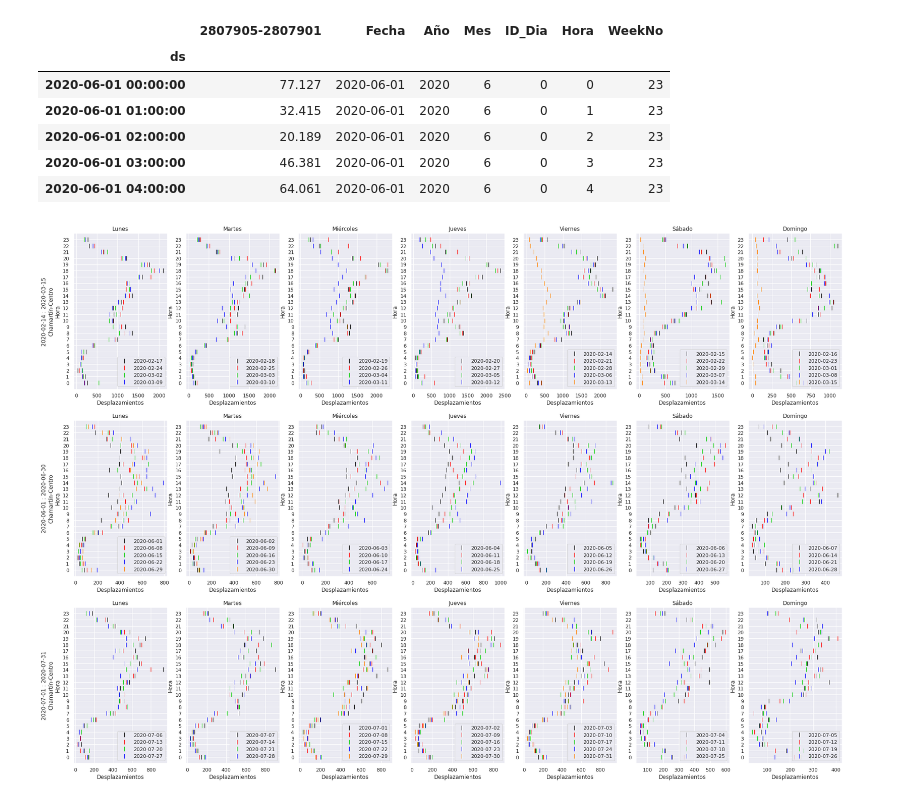
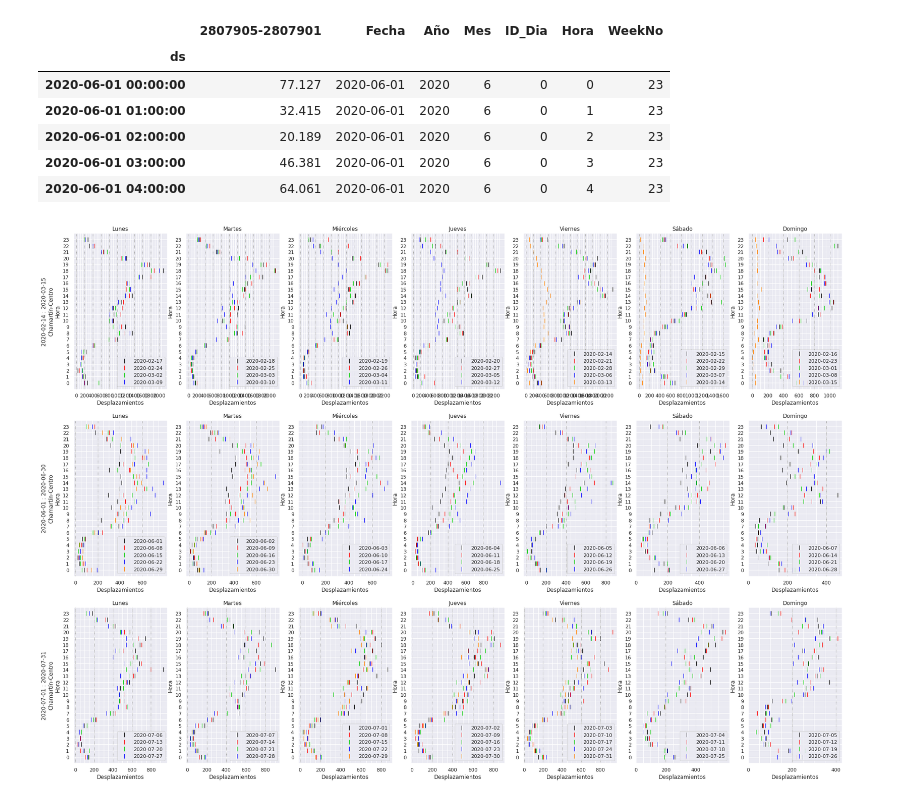
Before and after one commit to Jhonvalencia77/TFG_Unicauca, a Jupyter notebook: Modelado/PatronesMov2_JunJul.ipynb, the cells around one changed output. Drawn from its saved outputs; the diff is of its cells as text; code cells hidden in the pictures.

```diff
--- a/Modelado/PatronesMov2_JunJul.ipynb
+++ b/Modelado/PatronesMov2_JunJul.ipynb
@@ -208,37 +208,94 @@ for periodo in lista_periodos:
         if cont2==2:
             globals()[f"p{dict_dias[dia]}_{periodo}"] = globals()[f"filtrado_Data_{dict_dias[dia]}_{periodo}_1"].plot(marker='|', markersize=10,linestyle='none',color='black',ax=ax_list[ax]); ax_list[ax].set_title(dict_dias[dia])
             globals()[f"p{dict_dias[dia]}_{periodo}"].legend([date_generated[0].strftime('%Y-%m-%d')], loc="lower right")
+            max_value = globals()[f"filtrado_Data_{dict_dias[dia]}_{periodo}_1"].index.max()
+            xticks = [i for i in range(0, int(max_value) + 1, 50)]
+            if max_value > 400:
+                xtick_labels = [i if i % 200 == 0 else '' for i in xticks]
+            else:
+                xtick_labels = [str(i) for i in xticks]
+            globals()[f"p{dict_dias[dia]}_{periodo}"].xaxis.set_ticks(xticks)
+            globals()[f"p{dict_dias[dia]}_{periodo}"].xaxis.set_ticklabels(xtick_labels)
+            for tick in xtick_labels:
+                if tick != "":
+                    globals()[f"p{dict_dias[dia]}_{periodo}"].axvline(x=tick, color='grey', linestyle=':', linewidth=1)
         if cont2==3:
             globals()[f"filtrado_Data_{dict_dias[dia]}_{periodo}_1"].plot(marker='|', markersize=10,linestyle='none',color='black',ax=ax_list[ax]); ax_list[ax].set_title(dict_dias[dia])
             globals()[f"p{dict_dias[dia]}_{periodo}"] = globals()[f"filtrado_Data_{dict_dias[dia]}_{periodo}_2"].plot(marker='|', markersize=10,linestyle='none',color='red',ax=ax_list[ax]); ax_list[ax].set_title(dict_dias[dia])
             globals()[f"p{dict_dias[dia]}_{periodo}"].legend([date_generated[0].strftime('%Y-%m-%d'),date_generated[1].strftime('%Y-%m-%d')], loc="lower right")
+            max_value = max(globals()[f"filtrado_Data_{dict_dias[dia]}_{periodo}_1"].index.max(),globals()[f"filtrado_Data_{dict_dias[dia]}_{periodo}_2"].index.max())
+            xticks = [i for i in range(0, int(max_value) + 1, 50)]
+            if max_value > 400:
+                xtick_labels = [i if i % 200 == 0 else '' for i in xticks]
+            else:
+                xtick_labels = [str(i) for i in xticks]
+            globals()[f"p{dict_dias[dia]}_{periodo}"].xaxis.set_ticks(xticks)
+            globals()[f"p{dict_dias[dia]}_{periodo}"].xaxis.set_ticklabels(xtick_labels)
+            for tick in xtick_labels:
+                if tick != "":
+                    globals()[f"p{dict_dias[dia]}_{periodo}"].axvline(x=tick, color='grey', linestyle=':', linewidth=1)
         if cont2==4:
             globals()[f"filtrado_Data_{dict_dias[dia]}_{periodo}_1"].plot(marker='|', markersize=10,linestyle='none',color='black',ax=ax_list[ax]); ax_list[ax].set_title(dict_dias[dia])
             globals()[f"filtrado_Data_{dict_dias[dia]}_{periodo}_2"].plot(marker='|', markersize=10,linestyle='none',color='red',ax=ax_list[ax]); ax_list[ax].set_title(dict_dias[dia])
             globals()[f"p{dict_dias[dia]}_{periodo}"] = globals()[f"filtrado_Data_{dict_dias[dia]}_{periodo}_3"].plot(marker='|', markersize=10,linestyle='none',color='#00CC00',ax=ax_list[ax]); ax_list[ax].set_title(dict_dias[dia])#Verde
             globals()[f"p{dict_dias[dia]}_{periodo}"].legend([date_generated[0].strftime('%Y-%m-%d'),date_generated[1].strftime('%Y-%m-%d'),date_generated[2].strftime('%Y-%m-%d')], loc="lower right")
+            max_value = max(globals()[f"filtrado_Data_{dict_dias[dia]}_{periodo}_1"].index.max(),globals()[f"filtrado_Data_{dict_dias[dia]}_{periodo}_2"].index.max(),globals()[f"filtrado_Data_{dict_dias[dia]}_{periodo}_3"].index.max())
+            xticks = [i for i in range(0, int(max_value) + 1, 50)]
+            if max_value > 400:
+                xtick_labels = [i if i % 200 == 0 else '' for i in xticks]
+            else:
+                xtick_labels = [str(i) for i in xticks]
+            globals()[f"p{dict_dias[dia]}_{periodo}"].xaxis.set_ticks(xticks)
+            globals()[f"p{dict_dias[dia]}_{periodo}"].xaxis.set_ticklabels(xtick_labels)
+            for tick in xtick_labels:
+                if tick != "":
+                    globals()[f"p{dict_dias[dia]}_{periodo}"].axvline(x=tick, color='grey', linestyle=':', linewidth=1)
         if cont2==5:
             globals()[f"filtrado_Data_{dict_dias[dia]}_{periodo}_1"].plot(marker='|', markersize=10,linestyle='none',color='black',ax=ax_list[ax]); ax_list[ax].set_title(dict_dias[dia])
             globals()[f"filtrado_Data_{dict_dias[dia]}_{periodo}_2"].plot(marker='|', markersize=10,linestyle='none',color='red',ax=ax_list[ax]); ax_list[ax].set_title(dict_dias[dia])
             globals()[f"filtrado_Data_{dict_dias[dia]}_{periodo}_3"].plot(marker='|', markersize=10,linestyle='none',color='#00CC00', ax=ax_list[ax]); ax_list[ax].set_title(dict_dias[dia])#Verde
             globals()[f"p{dict_dias[dia]}_{periodo}"] = globals()[f"filtrado_Data_{dict_dias[dia]}_{periodo}_4"].plot(marker='|', markersize=10,linestyle='none',color='blue',ax=ax_list[ax]); ax_list[ax].set_title(dict_dias[dia])
             globals()[f"p{dict_dias[dia]}_{periodo}"].legend([date_generated[0].strftime('%Y-%m-%d'),date_generated[1].strftime('%Y-%m-%d'),date_generated[2].strftime('%Y-%m-%d'),date_generated[3].strftime('%Y-%m-%d')], loc="lower right")
+            max_value = max(globals()[f"filtrado_Data_{dict_dias[dia]}_{periodo}_1"].index.max(),globals()[f"filtrado_Data_{dict_dias[dia]}_{periodo}_2"].index.max(),globals()[f"filtrado_Data_{dict_dias[dia]}_{periodo}_3"].index.max(),globals()[f"filtrado_Data_{dict_dias[dia]}_{periodo}_4"].index.max())
+            xticks = [i for i in range(0, int(max_value) + 1, 50)]
+            if max_value > 400:
+                xtick_labels = [i if i % 200 == 0 else '' for i in xticks]
+            else:
+                xtick_labels = [str(i) for i in xticks]
+            globals()[f"p{dict_dias[dia]}_{periodo}"].xaxis.set_ticks(xticks)
+            globals()[f"p{dict_dias[dia]}_{periodo}"].xaxis.set_ticklabels(xtick_labels)
+            for tick in xtick_labels:
+                if tick != "":
+                    globals()[f"p{dict_dias[dia]}_{periodo}"].axvline(x=tick, color='grey', linestyle=':', linewidth=1)
         if cont2==6:
             globals()[f"filtrado_Data_{dict_dias[dia]}_{periodo}_1"].plot(marker='|', markersize=10,linestyle='none',color='black',ax=ax_list[ax]); ax_list[ax].set_title(dict_dias[dia])
             globals()[f"filtrado_Data_{dict_dias[dia]}_{periodo}_2"].plot(marker='|', markersize=10,linestyle='none',color='red',ax=ax_list[ax]); ax_list[ax].set_title(dict_dias[dia])
             globals()[f"filtrado_Data_{dict_dias[dia]}_{periodo}_3"].plot(marker='|', markersize=10,linestyle='none',color='#00CC00',ax=ax_list[ax]); ax_list[ax].set_title(dict_dias[dia])#Verde
             globals()[f"filtrado_Data_{dict_dias[dia]}_{periodo}_4"].plot(marker='|', markersize=10,linestyle='none',color='blue',ax=ax_list[ax]); ax_list[ax].set_title(dict_dias[dia])# Azul claro #6495ED
             globals()[f"p{dict_dias[dia]}_{periodo}"] = globals()[f"filtrado_Data_{dict_dias[dia]}_{periodo}_5"].plot(marker='|', markersize=10,linestyle='none',color='#FF8000',ax=ax_list[ax]); ax_list[ax].set_title(dict_dias[dia])#Naranja
             globals()[f"p{dict_dias[dia]}_{periodo}"].legend([date_generated[0].strftime('%Y-%m-%d'),date_generated[1].strftime('%Y-%m-%d'),date_generated[2].strftime('%Y-%m-%d'),date_generated[3].strftime('%Y-%m-%d'),date_generated[4].strftime('%Y-%m-%d')], loc="lower right")
+            max_value = max(globals()[f"filtrado_Data_{dict_dias[dia]}_{periodo}_1"].index.max(),globals()[f"filtrado_Data_{dict_dias[dia]}_{periodo}_2"].index.max(),globals()[f"filtrado_Data_{dict_dias[dia]}_{periodo}_3"].index.max(),globals()[f"filtrado_Data_{dict_dias[dia]}_{periodo}_4"].index.max(),globals()[f"filtrado_Data_{dict_dias[dia]}_{periodo}_5"].index.max())
+            xticks = [i for i in range(0, int(max_value) + 1, 50)]
+            if max_value > 400:
+                xtick_labels = [i if i % 200 == 0 else '' for i in xticks]
+            else:
+                xtick_labels = [str(i) for i in xticks]
+            globals()[f"p{dict_dias[dia]}_{periodo}"].xaxis.set_ticks(xticks)
+            globals()[f"p{dict_dias[dia]}_{periodo}"].xaxis.set_ticklabels(xtick_labels)
+            for tick in xtick_labels:
+                if tick != "":
+#                     globals()[f"p{dict_dias[dia]}_{periodo}"].axvline(x=tick, color='#CCCCCC', linestyle='--', dashes=(5, 10))
+                    globals()[f"p{dict_dias[dia]}_{periodo}"].axvline(x=tick, color='grey', linestyle=':', linewidth=1)
+
 
 
         globals()[f"p{dict_dias[dia]}_{periodo}"].yaxis.set_ticks([0,1,2,3,4,5,6,7,8,9,10,11,12,13,14,15,16,17,18,19,20,21,22,23])                            #Fijamos los ticks blancos para cada hora
         if (ax==0)|(ax==7)|(ax==14)|(ax==21):
             globals()[f"p{dict_dias[dia]}_{periodo}"].set_ylabel(Dict_periodos[periodo]+"\n"+lines_names[origen]+"-"+lines_names[destino]+"\n"+"Hora")    #Título del periodo a la izquierda y trayecto
         else:
             globals()[f"p{dict_dias[dia]}_{periodo}"].set_ylabel("Hora")
         globals()[f"p{dict_dias[dia]}_{periodo}"].set_xlabel("Desplazamientos")
         globals()[f"p{dict_dias[dia]}_{periodo}"].set_ylim(-1, 24)
         ax=ax+1
 # %% [output]
-[figure, old version]
+[figure, new version]
```
Also changed, not shown: 1 other file.
